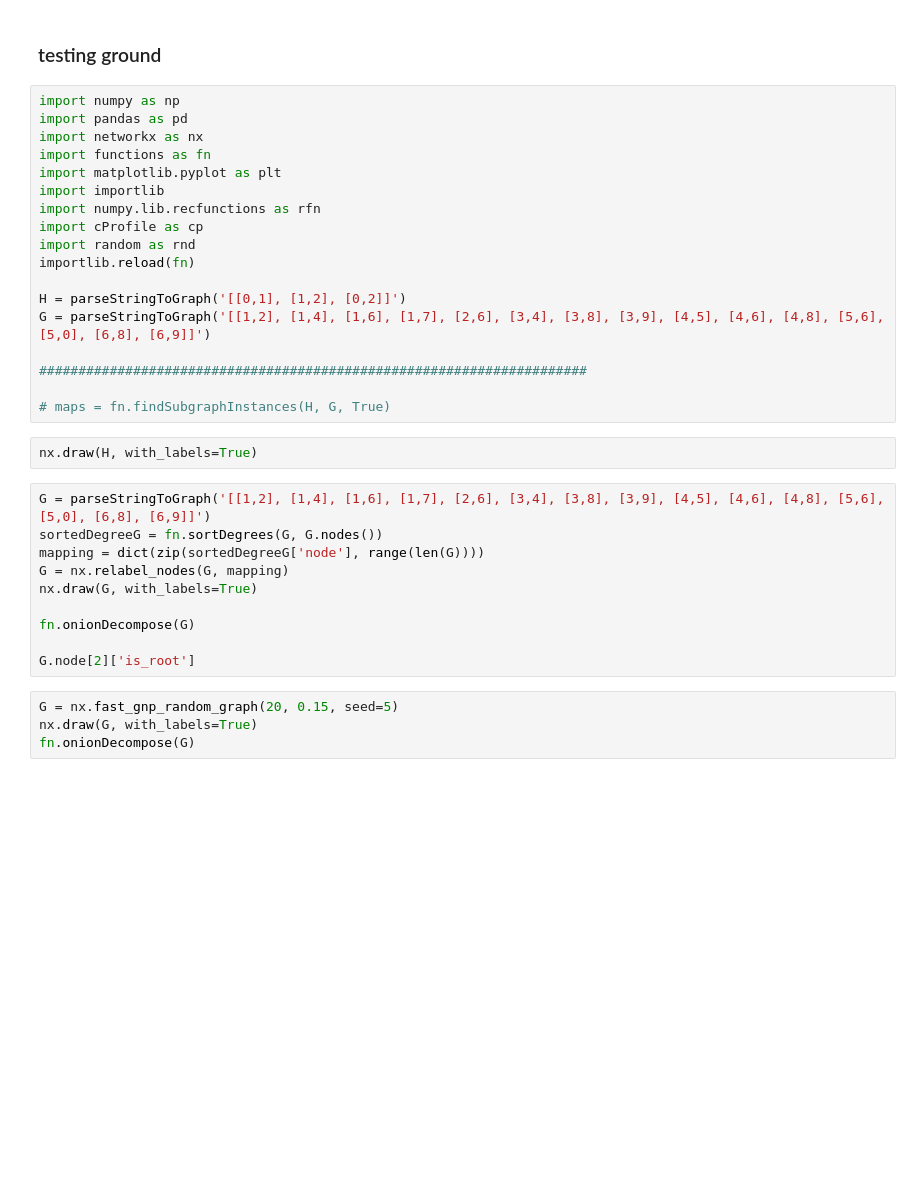
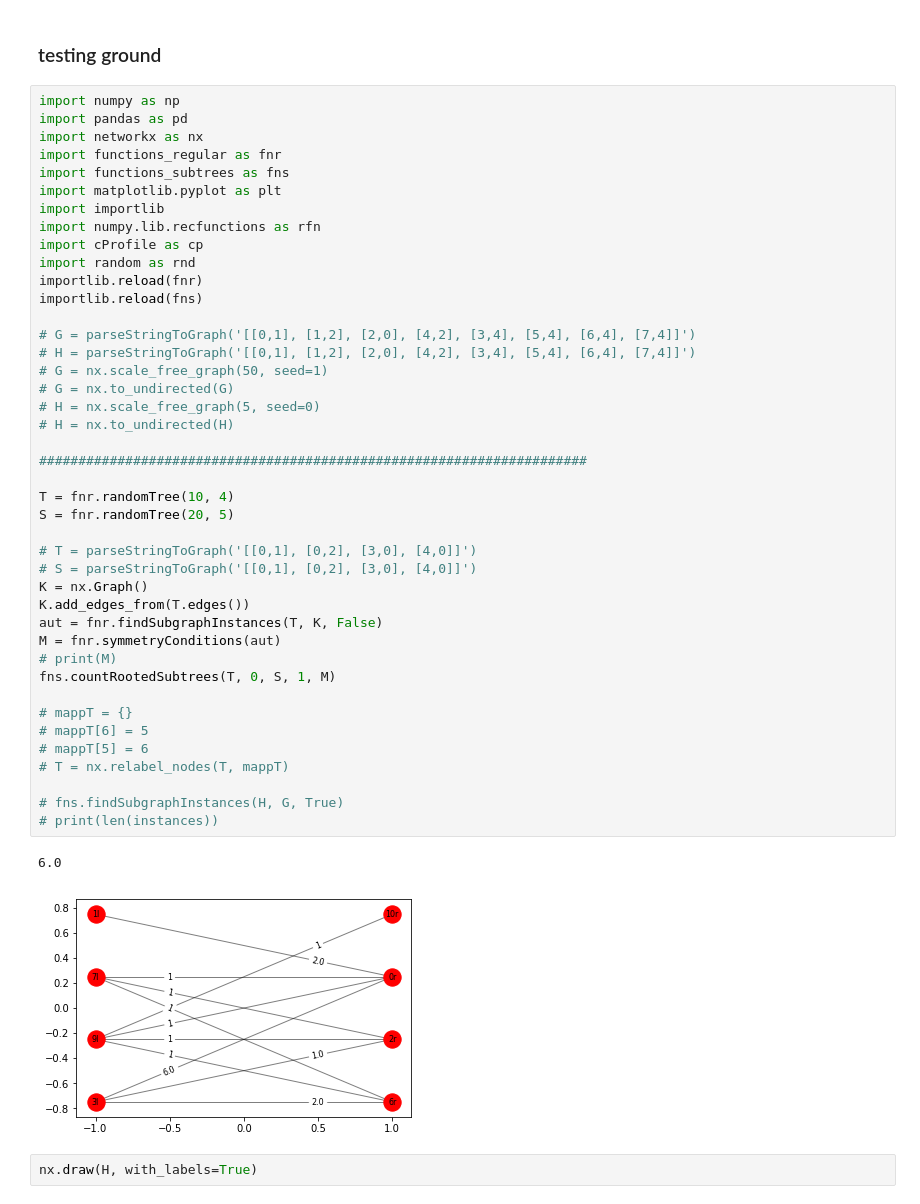
Before and after one commit to ta-rekt/motif-discovery, a Jupyter notebook: src/testing.ipynb, the cells around one changed output. Saved outputs shown, nothing was run; the diff lists cells and outputs as text; blank space fills up the shorter version.

```diff
--- a/src/testing.ipynb
+++ b/src/testing.ipynb
@@ -1,36 +1,49 @@
 # %% [markdown]
 ### testing ground
-# %%
-import numpy as np
-import pandas as pd
-import networkx as nx
-import functions as fn
-import matplotlib.pyplot as plt
-import importlib
-import numpy.lib.recfunctions as rfn
-import cProfile as cp
-import random as rnd
-importlib.reload(fn)
-
-H = parseStringToGraph('[[0,1], [1,2], [0,2]]')
-G = parseStringToGraph('[[1,2], [1,4], [1,6], [1,7], [2,6], [3,4], [3,8], [3,9], [4,5], [4,6], [4,8], [5,6], [5,0], [6,8], [6,9]]')
-
-######################################################################
-
-# maps = fn.findSubgraphInstances(H, G, True)
+# %%
+import numpy as np
+import pandas as pd
+import networkx as nx
+import functions_regular as fnr
+import functions_subtrees as fns
+import matplotlib.pyplot as plt
+import importlib
+import numpy.lib.recfunctions as rfn
+import cProfile as cp
+import random as rnd
+importlib.reload(fnr)
+importlib.reload(fns)
+
+# G = parseStringToGraph('[[0,1], [1,2], [2,0], [4,2], [3,4], [5,4], [6,4], [7,4]]')
+# H = parseStringToGraph('[[0,1], [1,2], [2,0], [4,2], [3,4], [5,4], [6,4], [7,4]]')
+# G = nx.scale_free_graph(50, seed=1)
+# G = nx.to_undirected(G)
+# H = nx.scale_free_graph(5, seed=0)
+# H = nx.to_undirected(H)
+
+######################################################################
+
+T = fnr.randomTree(10, 4)
+S = fnr.randomTree(20, 5)
+
+# T = parseStringToGraph('[[0,1], [0,2], [3,0], [4,0]]')
+# S = parseStringToGraph('[[0,1], [0,2], [3,0], [4,0]]')
+K = nx.Graph()
+K.add_edges_from(T.edges())
+aut = fnr.findSubgraphInstances(T, K, False)
+M = fnr.symmetryConditions(aut)
+# print(M)
+fns.countRootedSubtrees(T, 0, S, 1, M)
+
+# mappT = {}
+# mappT[6] = 5
+# mappT[5] = 6
+# T = nx.relabel_nodes(T, mappT)
+
+# fns.findSubgraphInstances(H, G, True)
+# print(len(instances))
+# %% [output]
+6.0
+[figure, added]
 # %%
 nx.draw(H, with_labels=True)
-# %%
-G = parseStringToGraph('[[1,2], [1,4], [1,6], [1,7], [2,6], [3,4], [3,8], [3,9], [4,5], [4,6], [4,8], [5,6], [5,0], [6,8], [6,9]]')
-sortedDegreeG = fn.sortDegrees(G, G.nodes())
-mapping = dict(zip(sortedDegreeG['node'], range(len(G))))
-G = nx.relabel_nodes(G, mapping)
-nx.draw(G, with_labels=True)
-
-fn.onionDecompose(G)
-
-G.node[2]['is_root']
-# %%
-G = nx.fast_gnp_random_graph(20, 0.15, seed=5)
-nx.draw(G, with_labels=True)
-fn.onionDecompose(G)
```
Also changed, not shown: parts of 6 cells of this notebook, 17 other files.
